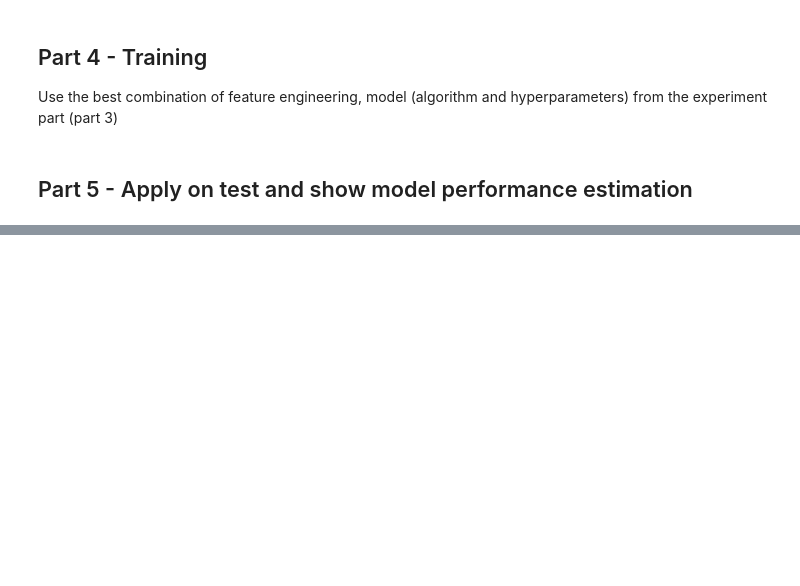
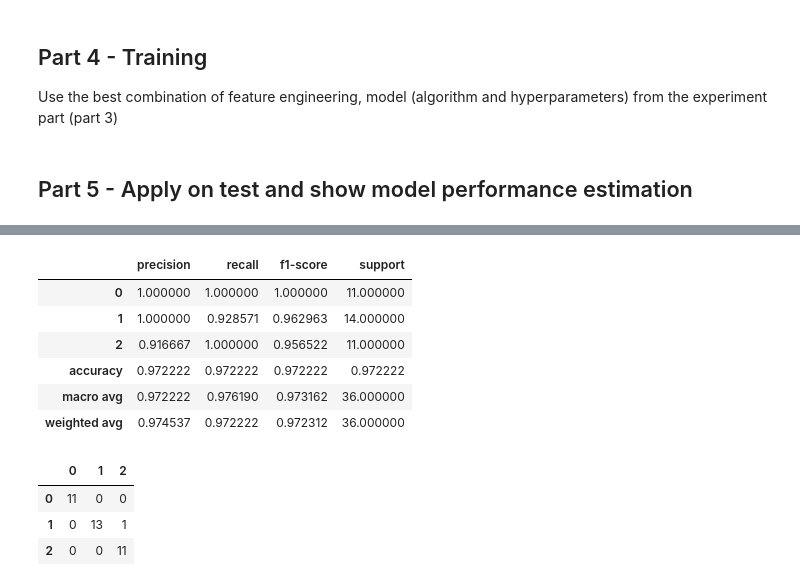
Before and after one commit to Natans8/ML_course_task2, a Jupyter notebook: Assignment2_supervised_learning_flow.ipynb, the cells around one changed output, grey strips where cells are left out. Cells and saved outputs as stored; diff of their text form; code cells hidden in the pictures; blank space fills up the shorter version.

```diff
--- a/Assignment2_supervised_learning_flow.ipynb
+++ b/Assignment2_supervised_learning_flow.ipynb
@@ -418,0 +593,17 @@ y_test = data_test['target']
+# %%
+pd.DataFrame(classification_report(y_test, pred, output_dict=True)).T
+# %% [output]
+|  | precision | recall | f1-score | support |
+| 0 | 1.000000 | 1.000000 | 1.000000 | 11.000000 |
+| 1 | 1.000000 | 0.928571 | 0.962963 | 14.000000 |
+| 2 | 0.916667 | 1.000000 | 0.956522 | 11.000000 |
+| accuracy | 0.972222 | 0.972222 | 0.972222 | 0.972222 |
+| macro avg | 0.972222 | 0.976190 | 0.973162 | 36.000000 |
+| weighted avg | 0.974537 | 0.972222 | 0.972312 | 36.000000 |
+# %%
+pd.DataFrame(confusion_matrix(y_test, pred))
+# %% [output]
+|  | 0 | 1 | 2 |
+| 0 | 11 | 0 | 0 |
+| 1 | 0 | 13 | 1 |
+| 2 | 0 | 0 | 11 |
```
Also changed, not shown: parts of 20 cells of this notebook.
